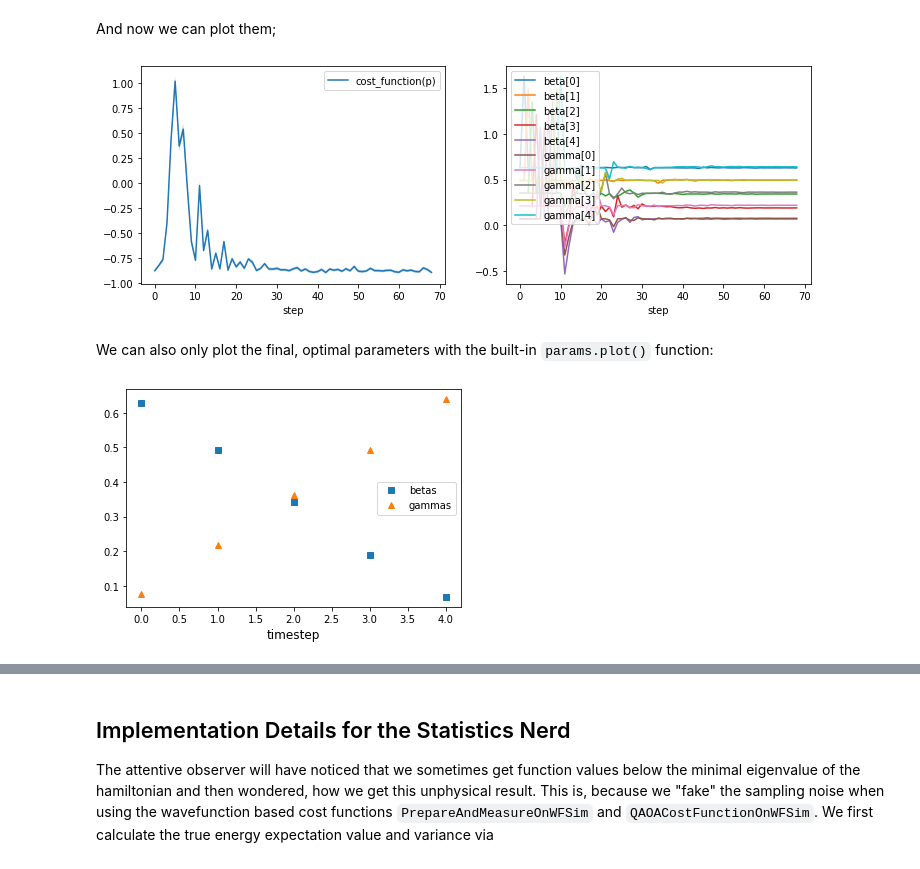
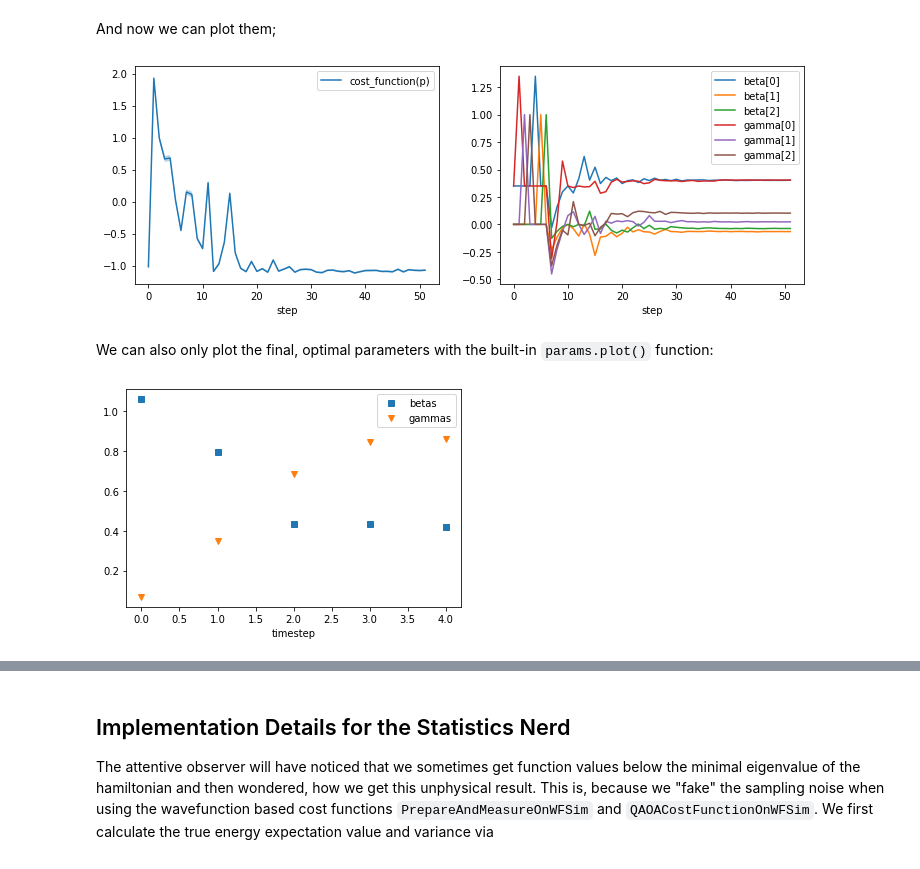
Before and after one commit to entropicalabs/entropica_qaoa, a Jupyter notebook: examples/VQEDemo.ipynb, the cells around one changed output, grey strips where cells are left out. Saved outputs shown, nothing was run; the diff lists cells and outputs as text; code cells hidden in the pictures.

```diff
--- a/examples/VQEDemo.ipynb
+++ b/examples/VQEDemo.ipynb
@@ -272,7 +272,7 @@ cost_fun = PrepareAndMeasureOnQVM(prepare_ansatz=prepare_ansatz,
                                   make_memory_map=lambda p: {"params": p},
                                   hamiltonian=hamiltonian,
                                   qvm = qvm,
-                                  base_numshots = 100,
+                                  base_numshots = 10,
                                   nshots = 1,
                                   scalar_cost_function=False)
 
@@ -288,6 +288,5 @@ plt.plot(gammas, exp_vals, label="cost function")
 plt.fill_between(gammas, exp_vals - std_devs, exp_vals + std_devs,
                  label=r"$1\sigma$ interval", alpha=0.5)
 plt.xlabel(r"$\gamma$")
-plt.legend()
-plt.show()
+plt.legend();
 # %% [output]
@@ -314,13 +318,12 @@ Since the parameters for a QAOA circuit have more structure than just a flat arr
 
 Also, there exists an educated guess for good initial parameters, depending on the Hamiltonian.
 # %%
-params = StandardParams.linear_ramp_from_hamiltonian(hamiltonian, n_steps=5)
+params = FourierParams.linear_ramp_from_hamiltonian(hamiltonian, n_steps=5, q=3)
 # %% [markdown]
 The QAOA cost function has a fixed structure, with a corresponding fixed state preparation program. We therefore provide special cost functions for QAOA, which inherit most of the behaviour from `vqe.cost_functions.PrepareAndMeasure...`. They are created via
 # %%
 qaoa_cost_fun = QAOACostFunctionOnWFSim(hamiltonian,
                                         params,
-                                        sim,
                                         scalar_cost_function=True,
                                         nshots=1000,
                                         enable_logging=True)
@@ -357,8 +360,8 @@ betas_log = []
 gammas_log = []
 for step in qaoa_cost_fun.log:
     params.update_from_raw(step.x)
-    betas_log.append(params.betas)
-    gammas_log.append(params.gammas)
+    betas_log.append(params.u)
+    gammas_log.append(params.v)
 betas_log = np.array(betas_log)
 gammas_log = np.array(gammas_log)
 
@@ -371,27 +374,25 @@ And now we can plot them;
 # %%
 fig, ax = plt.subplots(1,2, figsize=(12,4))
 ax[0].plot(x, fun_log[:,0], label="cost_function(p)")
 ax[0].fill_between(x, fun_log[:,0] - fun_log[:,1], fun_log[:,0] + fun_log[:,1], alpha=0.3)
 ax[0].legend()
 ax[0].set_xlabel("step")
 
-for i in range(5):
+for i in range(3):
     ax[1].plot(x, betas_log[:,i], label=f"beta[{i}]")
-for i in range(5):
+for i in range(3):
     ax[1].plot(x, gammas_log[:,i], label=f"gamma[{i}]")
 ax[1].legend()
 ax[1].set_xlabel("step");
-
-### TODO: FIX THE FORMATTING HERE ###
 # %% [output]
-[figure, old version]
+[figure, new version]
 # %% [markdown]
 We can also only plot the final, optimal parameters with the built-in `params.plot()` function:
 # %%
 params.update_from_raw(out["x"])
-params.plot()
+params.plot();
 # %% [output]
-[figure, old version]
+[figure, new version]
 # %% [markdown]
 <a id='statistics_details'></a>
 # %% [markdown]
```
Also changed, not shown: parts of 9 cells of this notebook, 11 other files.
